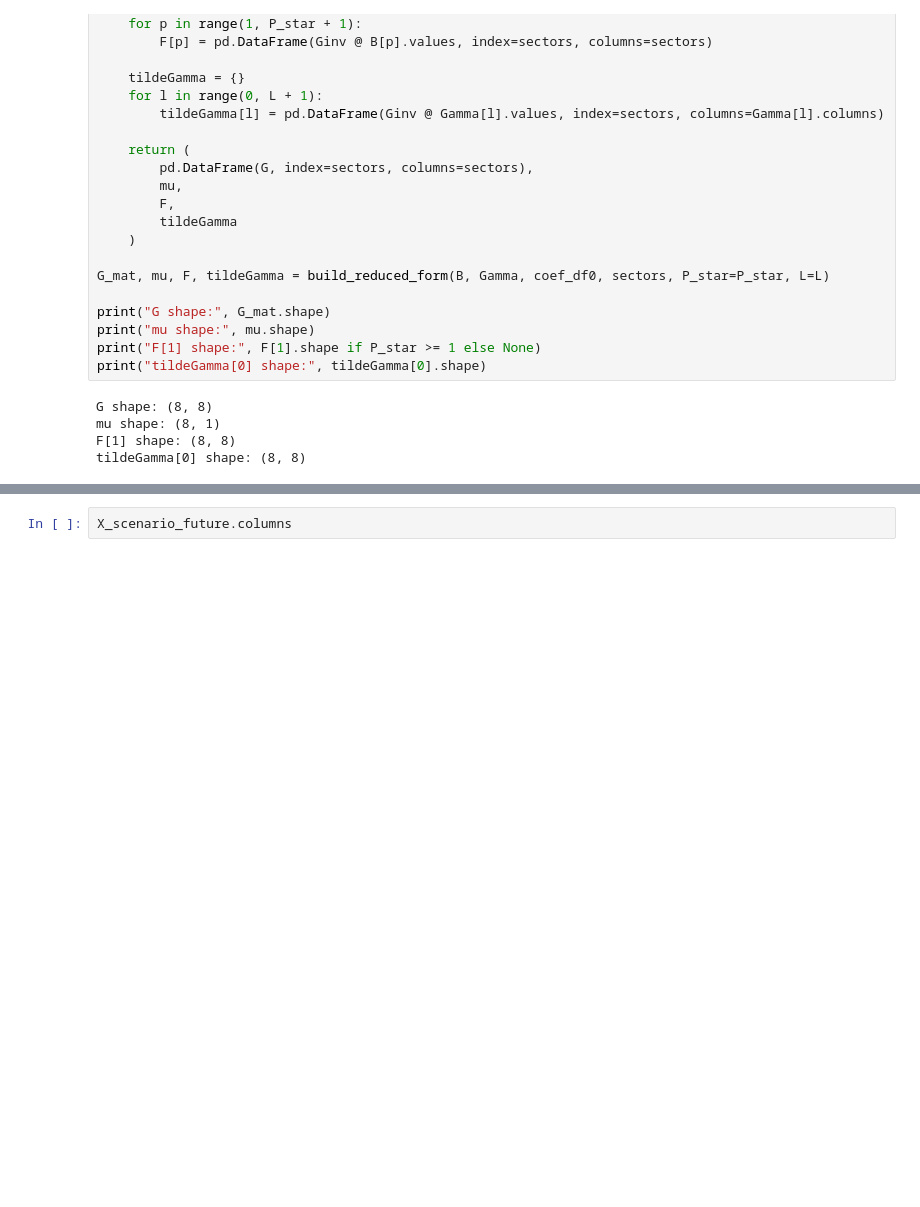
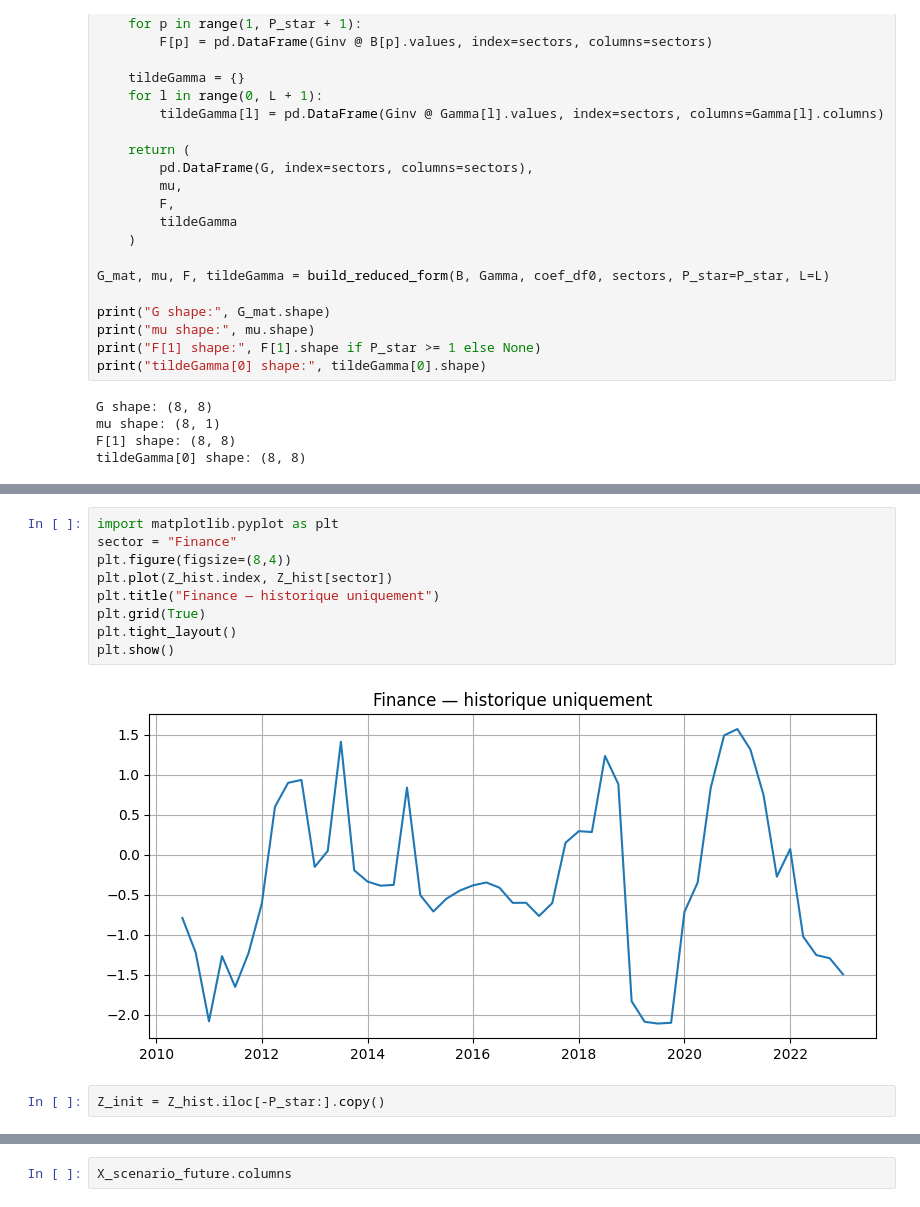
Before and after one commit to Celeste2405/PFE-CLIMATE-STRESS-TESTING-BANKING-PORTFOLIO, a Jupyter notebook: gvar_model.ipynb, the cells around one changed output, grey strips where cells are left out. Cells and saved outputs as stored; diff of their text form; blank space fills up the shorter version.

```diff
--- a/gvar_model.ipynb
+++ b/gvar_model.ipynb
@@ -675,0 +738,13 @@ Z_init shape: (4, 8)
+# %%
+import matplotlib.pyplot as plt
+sector = "Finance"
+plt.figure(figsize=(8,4))
+plt.plot(Z_hist.index, Z_hist[sector])
+plt.title("Finance — historique uniquement")
+plt.grid(True)
+plt.tight_layout()
+plt.show()
+# %% [output]
+[figure, added]
+# %%
+Z_init = Z_hist.iloc[-P_star:].copy()
```
Also changed, not shown: parts of 40 cells of this notebook.
